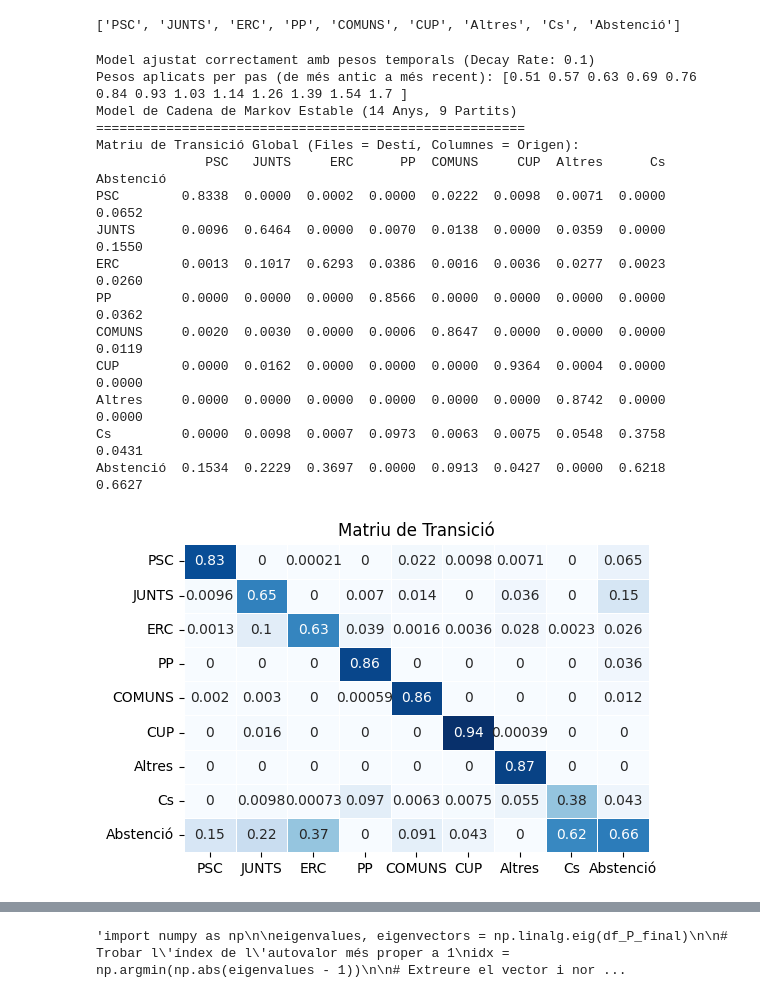
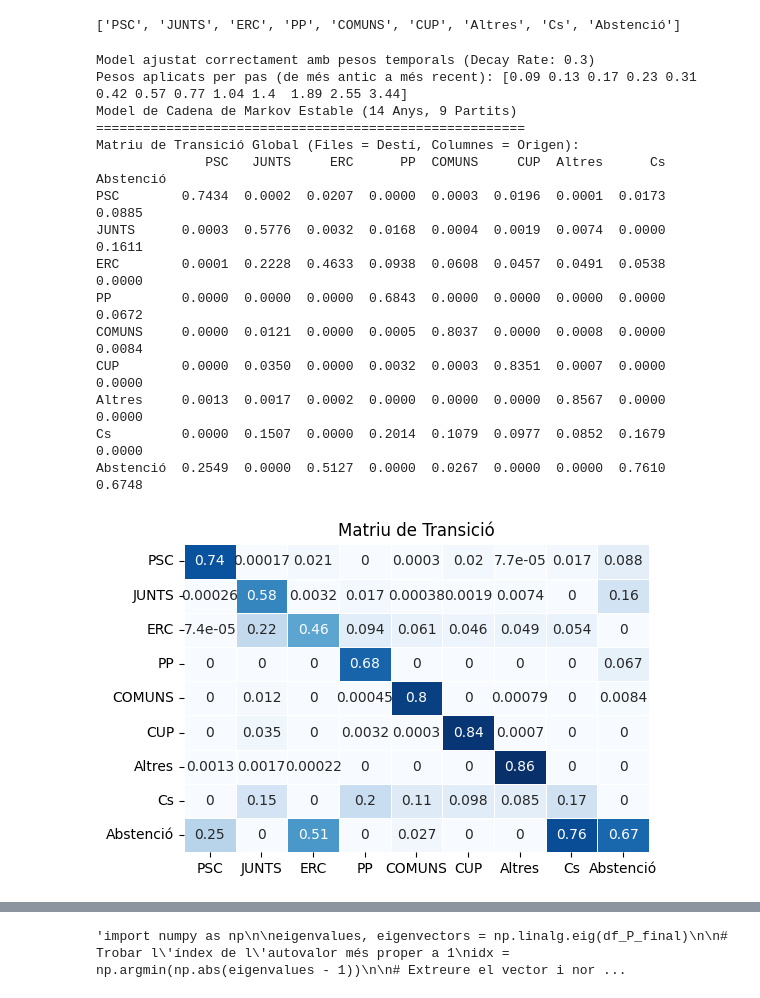
Before and after one commit to la1qa/Markov-Modelling-of-Electoral-Systems, a Jupyter notebook: eliminant.ipynb, the cells around one changed output, grey strips where cells are left out. Saved outputs shown, nothing was run; the diff lists cells and outputs as text; code cells hidden in the pictures.

```diff
--- a/eliminant.ipynb
+++ b/eliminant.ipynb
@@ -47,28 +47,28 @@ list(df.columns)
 # %%
 from utils import StableMarkovChain
 
 mc = StableMarkovChain(df)
-mc.fit(threshold=0.0001)
+mc.fit(decay_rate=0.3,sparse_threshold=1e-9,fidelitat_threshold=0.001)
 
 print(mc)
 mc.plot_transition_matrix()
 # %% [output]
-Model ajustat correctament amb pesos temporals (Decay Rate: 0.1)
-Pesos aplicats per pas (de més antic a més recent): [0.51 0.57 0.63 0.69 0.76 0.84 0.93 1.03 1.14 1.26 1.39 1.54 1.7 ]
+Model ajustat correctament amb pesos temporals (Decay Rate: 0.3)
+Pesos aplicats per pas (de més antic a més recent): [0.09 0.13 0.17 0.23 0.31 0.42 0.57 0.77 1.04 1.4  1.89 2.55 3.44]
 Model de Cadena de Markov Estable (14 Anys, 9 Partits)
 =======================================================
 Matriu de Transició Global (Files = Destí, Columnes = Origen):
               PSC   JUNTS     ERC      PP  COMUNS     CUP  Altres      Cs  Abstenció
-PSC        0.8338  0.0000  0.0002  0.0000  0.0222  0.0098  0.0071  0.0000     0.0652
-JUNTS      0.0096  0.6464  0.0000  0.0070  0.0138  0.0000  0.0359  0.0000     0.1550
-ERC        0.0013  0.1017  0.6293  0.0386  0.0016  0.0036  0.0277  0.0023     0.0260
-PP         0.0000  0.0000  0.0000  0.8566  0.0000  0.0000  0.0000  0.0000     0.0362
-COMUNS     0.0020  0.0030  0.0000  0.0006  0.8647  0.0000  0.0000  0.0000     0.0119
-CUP        0.0000  0.0162  0.0000  0.0000  0.0000  0.9364  0.0004  0.0000     0.0000
-Altres     0.0000  0.0000  0.0000  0.0000  0.0000  0.0000  0.8742  0.0000     0.0000
-Cs         0.0000  0.0098  0.0007  0.0973  0.0063  0.0075  0.0548  0.3758     0.0431
-Abstenció  0.1534  0.2229  0.3697  0.0000  0.0913  0.0427  0.0000  0.6218     0.6627
+PSC        0.7434  0.0002  0.0207  0.0000  0.0003  0.0196  0.0001  0.0173     0.0885
+JUNTS      0.0003  0.5776  0.0032  0.0168  0.0004  0.0019  0.0074  0.0000     0.1611
+ERC        0.0001  0.2228  0.4633  0.0938  0.0608  0.0457  0.0491  0.0538     0.0000
+PP         0.0000  0.0000  0.0000  0.6843  0.0000  0.0000  0.0000  0.0000     0.0672
+COMUNS     0.0000  0.0121  0.0000  0.0005  0.8037  0.0000  0.0008  0.0000     0.0084
+CUP        0.0000  0.0350  0.0000  0.0032  0.0003  0.8351  0.0007  0.0000     0.0000
+Altres     0.0013  0.0017  0.0002  0.0000  0.0000  0.0000  0.8567  0.0000     0.0000
+Cs         0.0000  0.1507  0.0000  0.2014  0.1079  0.0977  0.0852  0.1679     0.0000
+Abstenció  0.2549  0.0000  0.5127  0.0000  0.0267  0.0000  0.0000  0.7610     0.6748
-[figure, old version]
+[figure, new version]
 # %%
 print(mc.get_steady_state())
 mc.plot_steady_state()
```
Also changed, not shown: parts of 8 cells of this notebook, 2 other files.
